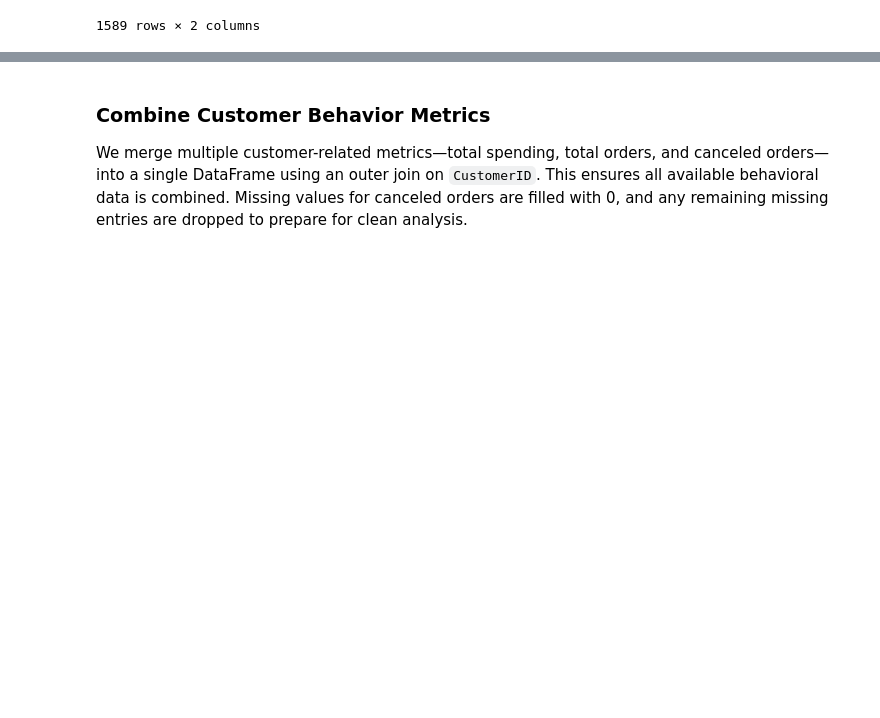
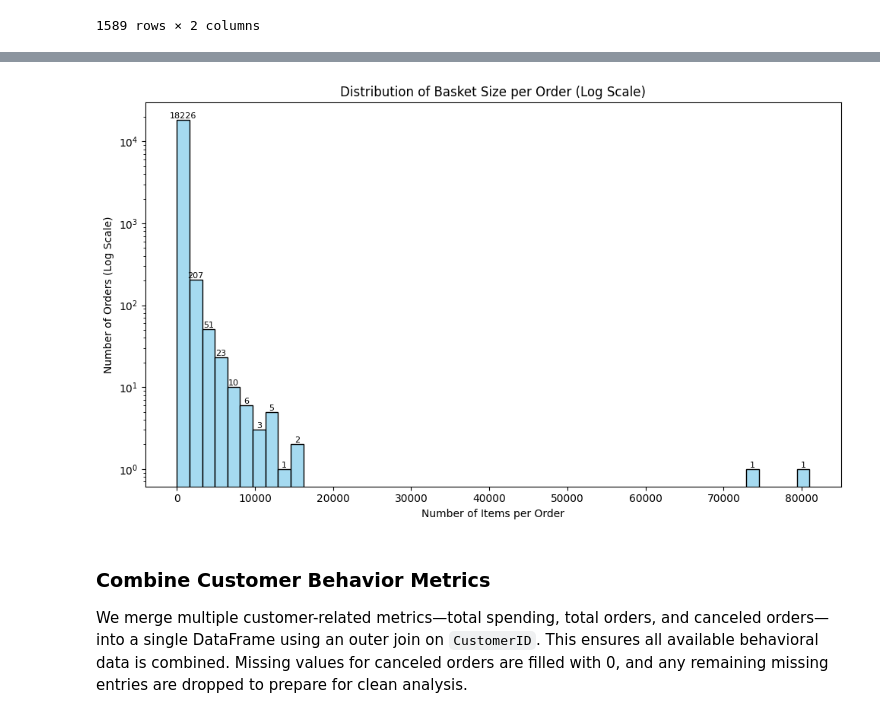
Before and after one commit to VardhanVarikuti/customer-segmentation-retail, a Jupyter notebook: CustomerSegmentation.ipynb, the cells around one changed output, grey strips where cells are left out. Drawn from its saved outputs; the diff is of its cells as text; code cells hidden in the pictures; blank space fills up the shorter version.

```diff
--- a/CustomerSegmentation.ipynb
+++ b/CustomerSegmentation.ipynb
@@ -202,3 +235,27 @@ basket_size
+# %%
+plt.figure(figsize=(10,6))
+ax = sns.histplot(basket_size['BasketSize'], bins=50, color='skyblue')
+plt.yscale('log')
+
+# Annotate counts on bars
+for rect in ax.patches:
+    height = rect.get_height()
+    if height > 0:
+        ax.text(
+            rect.get_x() + rect.get_width()/2,
+            height,
+            f"{int(height)}",
+            ha='center',
+            va='bottom',
+            fontsize=8)
+
+plt.title('Distribution of Basket Size per Order (Log Scale)')
+plt.xlabel('Number of Items per Order')
+plt.ylabel('Number of Orders (Log Scale)')
+plt.tight_layout()
+plt.show()
+# %% [output]
+[figure, added]
 # %% [markdown]
 ### Combine Customer Behavior Metrics
 
```
Also changed, not shown: parts of 22 cells of this notebook.
